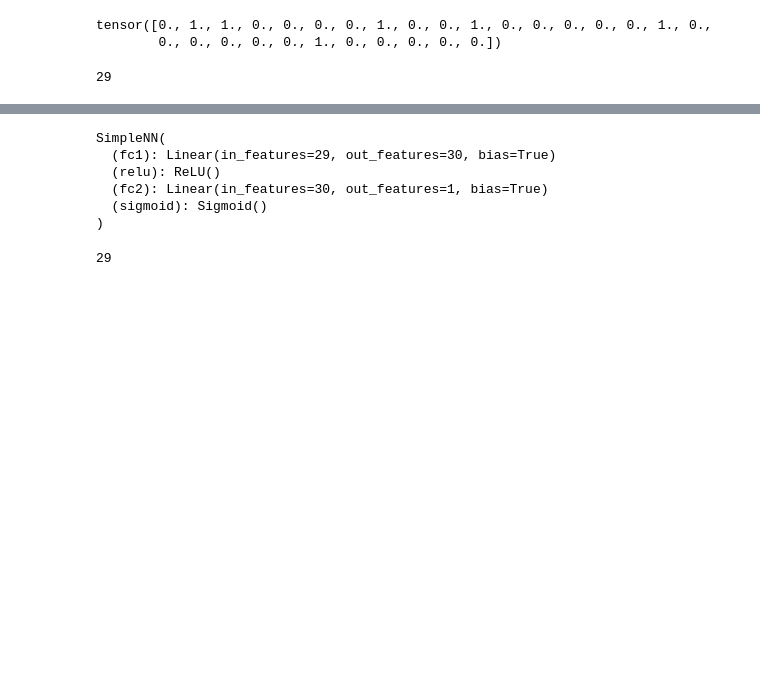
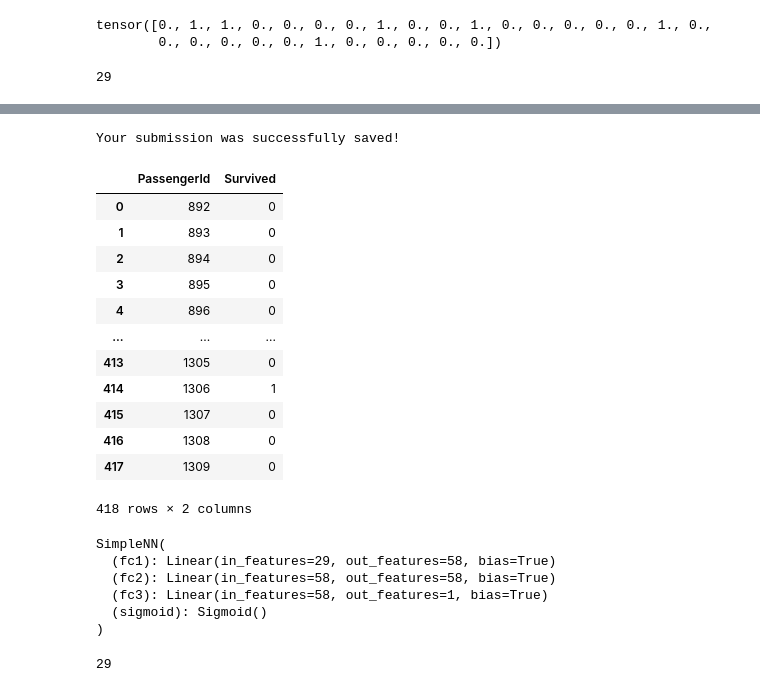
Before and after one commit to jijinexp/kaggle-competitions, a Jupyter notebook: titanic-disaster.ipynb, the cells around one changed output, grey strips where cells are left out. Drawn from its saved outputs; the diff is of its cells as text; code cells hidden in the pictures; blank space fills up the shorter version.

```diff
--- a/titanic-disaster.ipynb
+++ b/titanic-disaster.ipynb
@@ -535,10 +626,35 @@ Training finished!
+# %%
+model = RandomForestClassifier(n_estimators=100, max_depth=5, random_state=1)
+model.fit(X.values, y.values)
+predictions = model.predict(test_num.drop('PassengerId', axis=1).values)
+output = pd.DataFrame({'PassengerId': test_num.PassengerId, 'Survived': predictions})
+output.to_csv('submission.csv', index=False)
+print("Your submission was successfully saved!")
+# %% [output]
+Your submission was successfully saved!
+# %%
+output
+# %% [output]
+|  | PassengerId | Survived |
+| 0 | 892 | 0 |
+| 1 | 893 | 0 |
+| 2 | 894 | 0 |
+| 3 | 895 | 0 |
+| 4 | 896 | 0 |
+| ... | ... | ... |
+| 413 | 1305 | 0 |
+| 414 | 1306 | 1 |
+| 415 | 1307 | 0 |
+| 416 | 1308 | 0 |
+| 417 | 1309 | 0 |
+418 rows × 2 columns
 # %%
 model.eval()  # Set to evaluation mode
 # %% [output]
 SimpleNN(
-  (fc1): Linear(in_features=29, out_features=30, bias=True)
-  (relu): ReLU()
-  (fc2): Linear(in_features=30, out_features=1, bias=True)
+  (fc1): Linear(in_features=29, out_features=58, bias=True)
+  (fc2): Linear(in_features=58, out_features=58, bias=True)
+  (fc3): Linear(in_features=58, out_features=1, bias=True)
   (sigmoid): Sigmoid()
 )
 # %%
```
Also changed, not shown: parts of 12 cells of this notebook.
